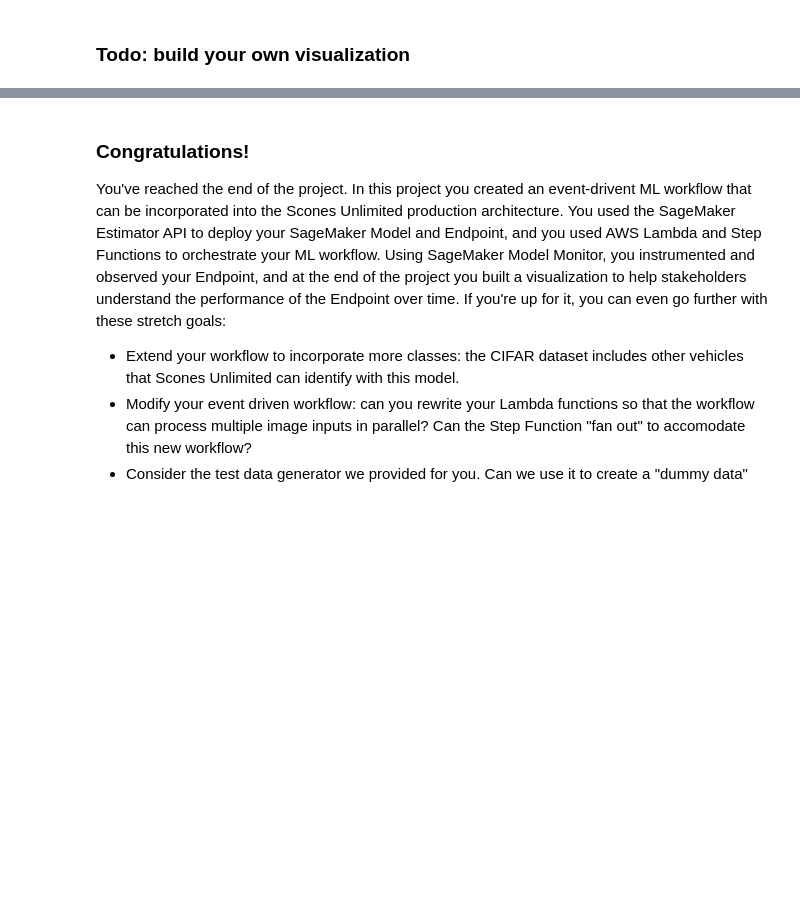
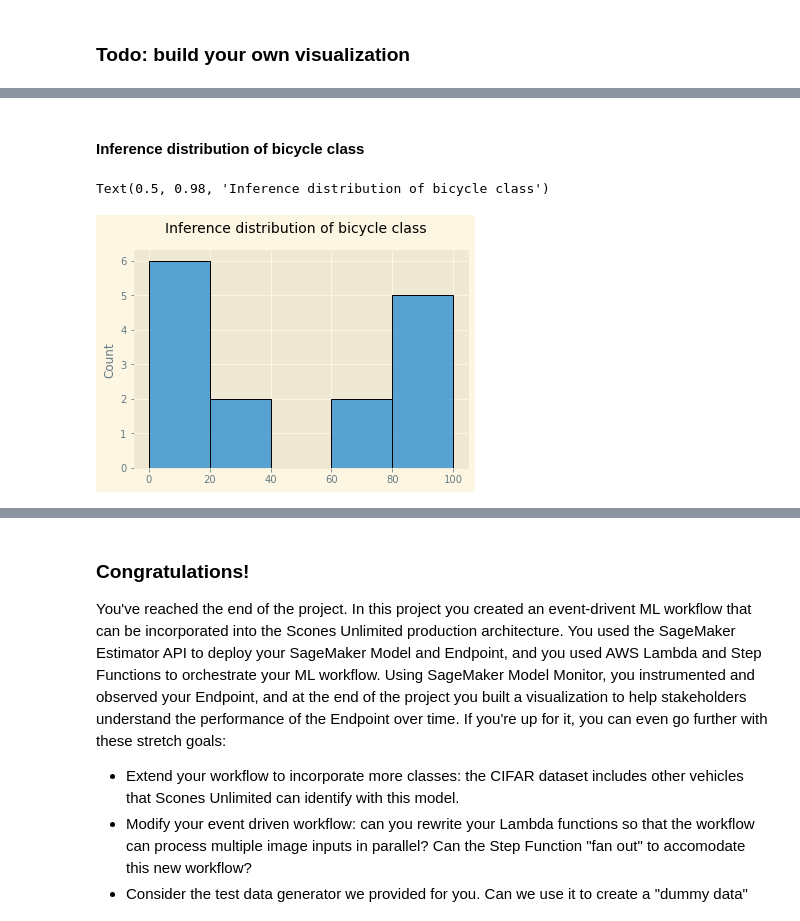
Before and after one commit to poojitha11111/scones, a Jupyter notebook: starter.ipynb, the cells around one changed output, grey strips where cells are left out. Cells and saved outputs as stored; diff of their text form; code cells hidden in the pictures; blank space fills up the shorter version.

```diff
--- a/starter.ipynb
+++ b/starter.ipynb
@@ -793,0 +841,13 @@ plt.gcf().autofmt_xdate()
+# %% [markdown]
+#### Inference distribution of bicycle class
+# %%
+bicycle = []
+for obj in json_data:
+    inference, timestamp = simple_getter(obj)
+
+    bicycle.append(inference[0]*100)
+sns.histplot(x=bicycle,data=df)
+plt.suptitle("Inference distribution of bicycle class", size=14)
+# %% [output]
+Text(0.5, 0.98, 'Inference distribution of bicycle class')
+[figure, added]
```
Also changed, not shown: parts of 12 cells of this notebook.
